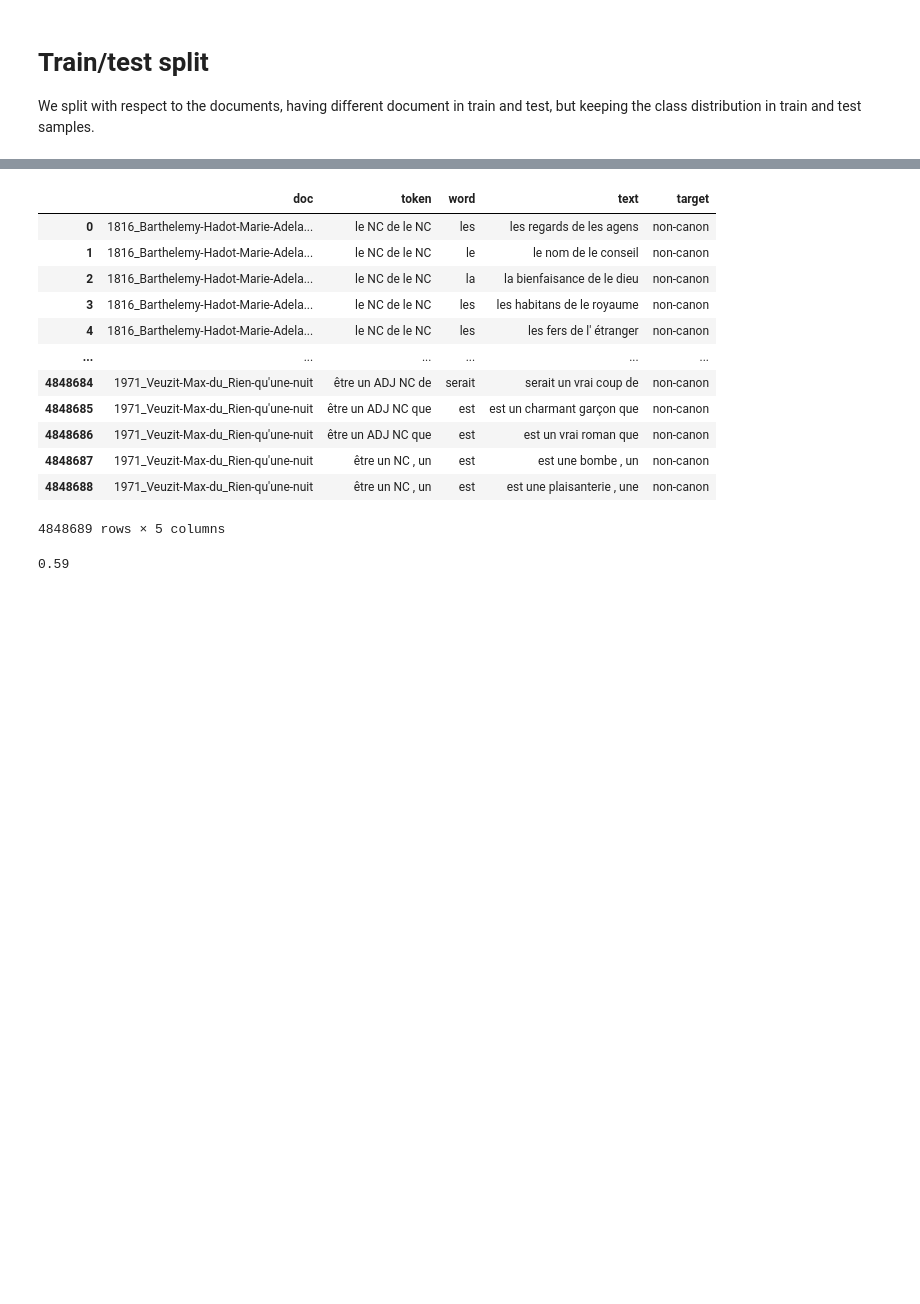
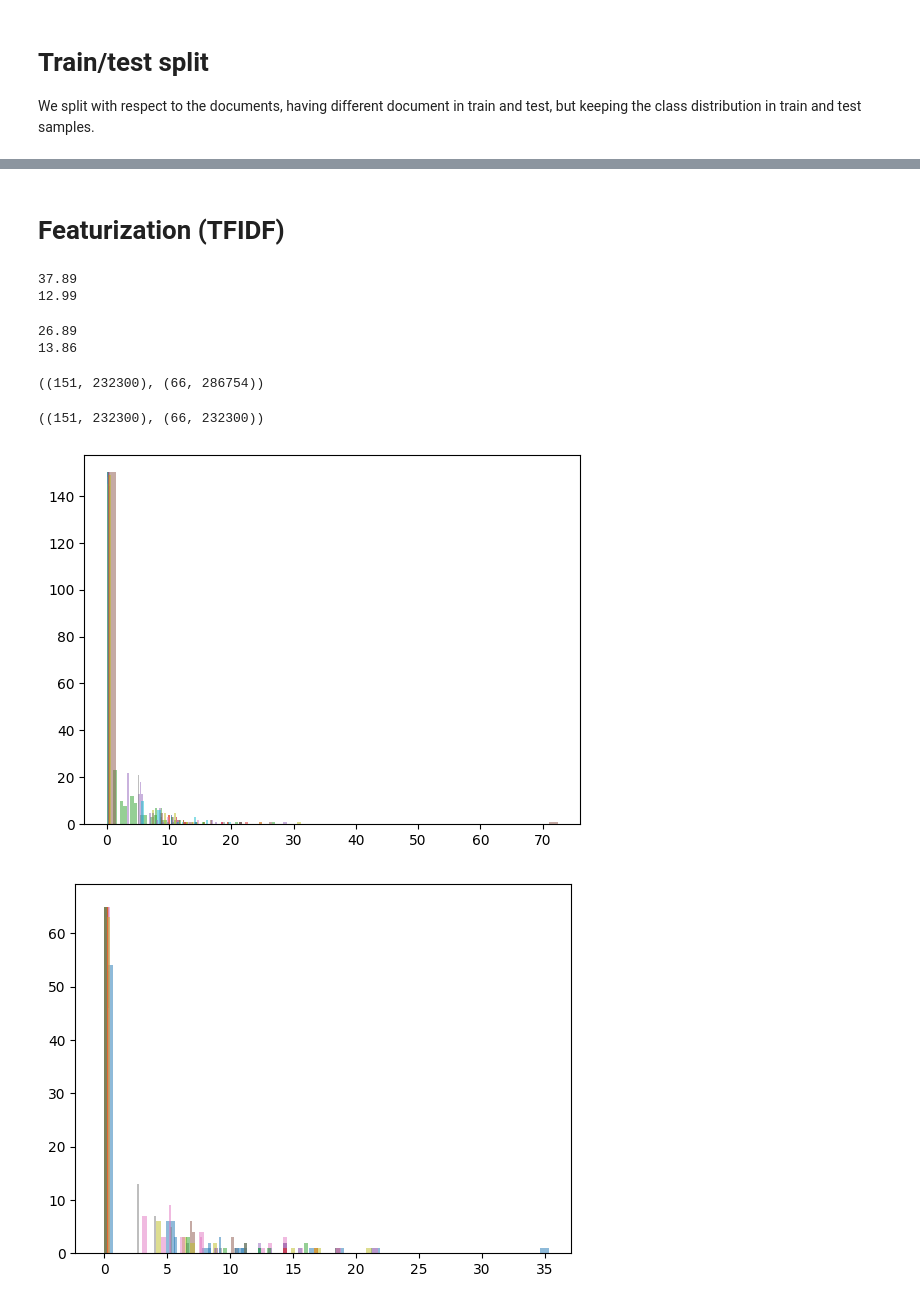
Before and after one commit to Malichot/PyMotifs, a Jupyter notebook: notebooks/2_Predict_Canon.ipynb, the cells around one changed output, grey strips where cells are left out. Saved outputs shown, nothing was run; the diff lists cells and outputs as text; code cells hidden in the pictures; blank space fills up the shorter version.

```diff
--- a/notebooks/2_Predict_Canon.ipynb
+++ b/notebooks/2_Predict_Canon.ipynb
@@ -99,19 +103,59 @@ print(f"{t2-t1:.2f}")
-# %%
-ngrams
-# %% [output]
-|  | doc | token | word | text | target |
-| 0 | 1816_Barthelemy-Hadot-Marie-Adela... | le NC de le NC | les | les regards de les agens | non-canon |
-| 1 | 1816_Barthelemy-Hadot-Marie-Adela... | le NC de le NC | le | le nom de le conseil | non-canon |
-| 2 | 1816_Barthelemy-Hadot-Marie-Adela... | le NC de le NC | la | la bienfaisance de le dieu | non-canon |
-| 3 | 1816_Barthelemy-Hadot-Marie-Adela... | le NC de le NC | les | les habitans de le royaume | non-canon |
-| 4 | 1816_Barthelemy-Hadot-Marie-Adela... | le NC de le NC | les | les fers de l' étranger | non-canon |
-| ... | ... | ... | ... | ... | ... |
-| 4848684 | 1971_Veuzit-Max-du_Rien-qu'une-nuit | être un ADJ NC de | serait | serait un vrai coup de | non-canon |
-| 4848685 | 1971_Veuzit-Max-du_Rien-qu'une-nuit | être un ADJ NC que | est | est un charmant garçon que | non-canon |
-| 4848686 | 1971_Veuzit-Max-du_Rien-qu'une-nuit | être un ADJ NC que | est | est un vrai roman que | non-canon |
-| 4848687 | 1971_Veuzit-Max-du_Rien-qu'une-nuit | être un NC , un | est | est une bombe , un | non-canon |
-| 4848688 | 1971_Veuzit-Max-du_Rien-qu'une-nuit | être un NC , un | est | est une plaisanterie , une | non-canon |
-4848689 rows × 5 columns
+# %% [markdown]
+# Featurization (TFIDF)
 # %%
+## Train set
+t1 = time.time()
+train_tfidf, model, dictionary = build_tfidf(train_data, normalize=False, smartirs="nfn")
+t2 = time.time()
+print(f"{t2-t1:.2f}")
+
+# Test set
+t1 = time.time()
+test_tfidf, _, _ = build_tfidf(test_data, model=model, dictionary=dictionary, normalize=False, smartirs="nfn") # Use train_idf
+t2 = time.time()
+print(f"{t2-t1:.2f}")
 # %% [output]
-0.59
+37.89
+12.99
+# %%
+# Transform to a table with documents as indices and tokens as columns
+t1 = time.time()
+train_tfidf = train_tfidf.pivot_table(values="tfidf", columns="token", index="doc")
+t2 = time.time()
+print(f"{t2-t1:.2f}")
+t1 = time.time()
+test_tfidf = test_tfidf.pivot_table(values="tfidf", columns="token", index="doc")
+t2 = time.time()
+print(f"{t2-t1:.2f}")
+
+(train_tfidf.shape, test_tfidf.shape)
+# %% [output]
+26.89
+13.86
+((151, 232300), (66, 286754))
+# %%
+# Remove new tokens and add missing ones in the test set
+if set(train_tfidf.columns) != set(test_tfidf.columns):
+    missing_features_in_test = pd.DataFrame(0, columns=list(set(train_tfidf.columns) - set(test_tfidf.columns)), index=test_tfidf.index)
+    test_tfidf = pd.concat([test_tfidf, missing_features_in_test], axis=1)
+    test_tfidf = test_tfidf[train_tfidf.columns]
+
+    missing_features_in_train = list(set(test_tfidf.columns) - set(train_tfidf.columns))
+    if len(missing_features_in_train):
+        # Remove new features in test set (they are equal to 0 anyway)
+        test_tfidf.drop(missing_features_in_train, axis=1, inplace=True)
+(train_tfidf.shape, test_tfidf.shape)
+# %% [output]
+((151, 232300), (66, 232300))
+# %%
+for _ in range(100):
+    plt.hist(train_tfidf.iloc[:, np.random.randint(train_tfidf.shape[-1])],
+             bins=50, alpha=0.5)
+plt.show()
+for _ in range(100):
+    plt.hist(test_tfidf.iloc[:, np.random.randint(test_tfidf.shape[-1])],
+             bins=50, alpha=0.5)
+plt.show()
+# %% [output]
+[figure, added]
+[figure, added]
```
Also changed, not shown: parts of 36 cells of this notebook, 1 other file.
